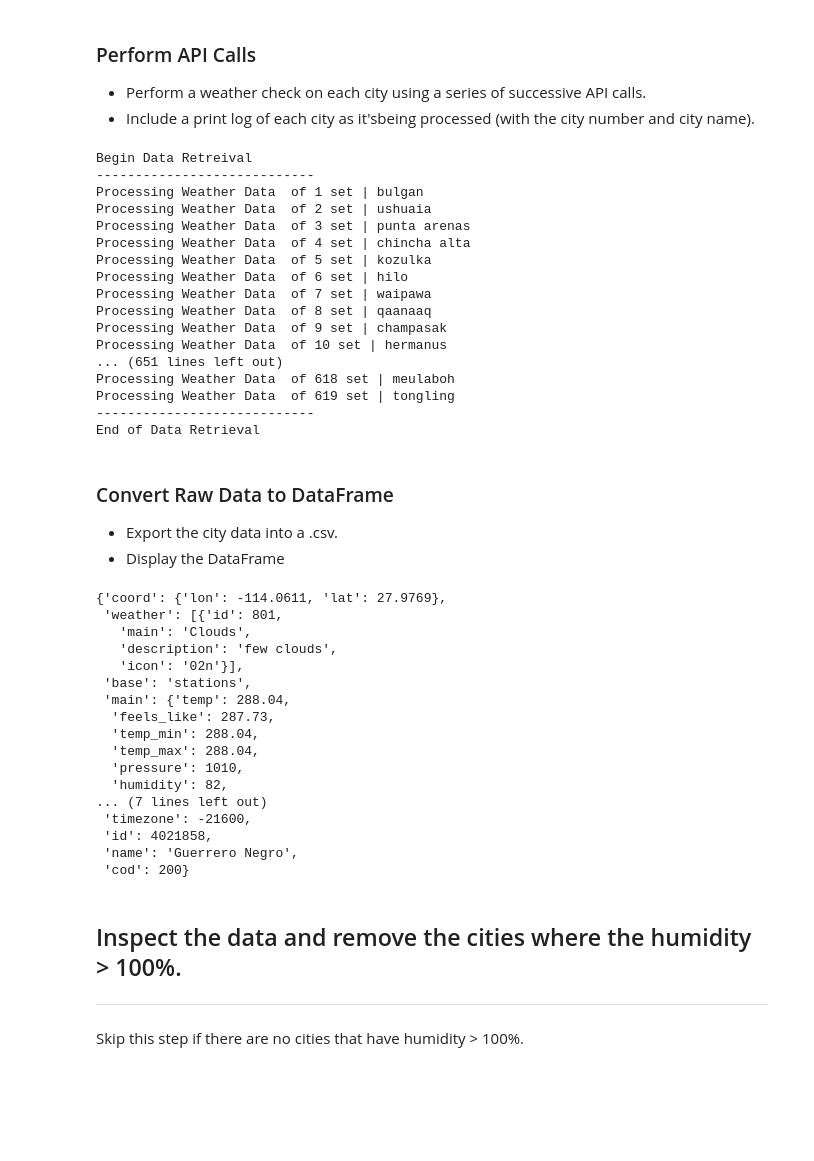
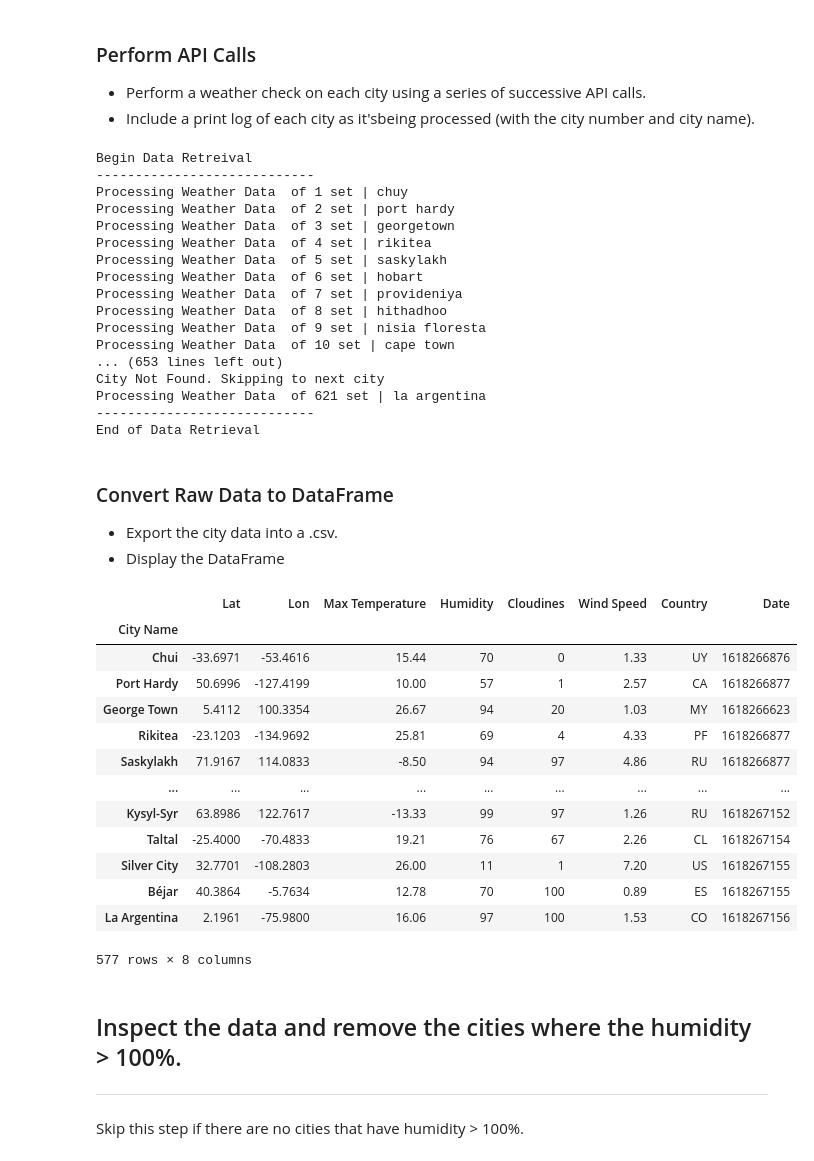
Before and after one commit to Jbullis29/python-api-challenge, a Jupyter notebook: WeatherPy/WeatherPy.ipynb, the cells around one changed output. Cells and saved outputs as stored; diff of their text form; code cells hidden in the pictures; blank space fills up the shorter version.

```diff
--- a/WeatherPy/WeatherPy.ipynb
+++ b/WeatherPy/WeatherPy.ipynb
@@ -65,11 +65,12 @@ cntry = []
 date =[]
 
 url = "http://api.openweathermap.org/data/2.5/weather?"
+units = 'metric'
 print('Begin Data Retreival')
 print('----------------------------')
 for index , city in enumerate(cities, start=1):
     try:
-        query_url = url + "appid=" + weather_api_key + "&q=" + city
+        query_url = url + "appid=" + weather_api_key + '&units='+ units + "&q=" + city
         response = requests.get(query_url)
         print(f"Processing Weather Data  of {index} set | {city}")
         city_name.append(response.json()['name'])
@@ -77,7 +78,7 @@ for index , city in enumerate(cities, start=1):
         long.append(response.json()['coord']['lon'])
         max_temp.append(response.json()['main']['temp_max'])
         humidity.append(response.json()['main']['humidity'])
-        clouds.append(response.json()['clouds'])
+        clouds.append(response.json()['clouds']['all'])
         wind.append(response.json()['wind']['speed'])
         cntry.append(response.json()['sys']['country'])
         date.append(response.json()['dt'])
@@ -89,45 +90,52 @@ print('End of Data Retrieval')
 # %% [output]
 Begin Data Retreival
 ----------------------------
-Processing Weather Data  of 1 set | bulgan
-Processing Weather Data  of 2 set | ushuaia
-Processing Weather Data  of 3 set | punta arenas
-Processing Weather Data  of 4 set | chincha alta
-Processing Weather Data  of 5 set | kozulka
-Processing Weather Data  of 6 set | hilo
-Processing Weather Data  of 7 set | waipawa
-Processing Weather Data  of 8 set | qaanaaq
-Processing Weather Data  of 9 set | champasak
-Processing Weather Data  of 10 set | hermanus
-... (651 lines left out)
-Processing Weather Data  of 618 set | meulaboh
-Processing Weather Data  of 619 set | tongling
+Processing Weather Data  of 1 set | chuy
+Processing Weather Data  of 2 set | port hardy
+Processing Weather Data  of 3 set | georgetown
+Processing Weather Data  of 4 set | rikitea
+Processing Weather Data  of 5 set | saskylakh
+Processing Weather Data  of 6 set | hobart
+Processing Weather Data  of 7 set | provideniya
+Processing Weather Data  of 8 set | hithadhoo
+Processing Weather Data  of 9 set | nisia floresta
+Processing Weather Data  of 10 set | cape town
+... (653 lines left out)
+City Not Found. Skipping to next city
+Processing Weather Data  of 621 set | la argentina
 ----------------------------
 End of Data Retrieval
 # %% [markdown]
 ### Convert Raw Data to DataFrame
 * Export the city data into a .csv.
 * Display the DataFrame
-# %%
-response.json()
-# %% [output]
-{'coord': {'lon': -114.0611, 'lat': 27.9769},
- 'weather': [{'id': 801,
-   'main': 'Clouds',
-   'description': 'few clouds',
-   'icon': '02n'}],
- 'base': 'stations',
- 'main': {'temp': 288.04,
-  'feels_like': 287.73,
-  'temp_min': 288.04,
-  'temp_max': 288.04,
-  'pressure': 1010,
-  'humidity': 82,
-... (7 lines left out)
- 'timezone': -21600,
- 'id': 4021858,
- 'name': 'Guerrero Negro',
- 'cod': 200}
+# %%
+df = pd.DataFrame({'City Name': city_name,
+     'Lat':lat,
+     'Lon': long,
+     'Max Temperature': max_temp,
+     'Humidity': humidity,
+     'Cloudines':clouds,
+     'Wind Speed':wind,
+     'Country':cntry,
+     'Date':date})
+df.set_index('City Name', inplace = True)
+display(df)
+# %% [output]
+|  | Lat | Lon | Max Temperature | Humidity | Cloudines | Wind Speed | Country | Date |
+| City Name |  |  |  |  |  |  |  |  |
+| Chui | -33.6971 | -53.4616 | 15.44 | 70 | 0 | 1.33 | UY | 1618266876 |
+| Port Hardy | 50.6996 | -127.4199 | 10.00 | 57 | 1 | 2.57 | CA | 1618266877 |
+| George Town | 5.4112 | 100.3354 | 26.67 | 94 | 20 | 1.03 | MY | 1618266623 |
+| Rikitea | -23.1203 | -134.9692 | 25.81 | 69 | 4 | 4.33 | PF | 1618266877 |
+| Saskylakh | 71.9167 | 114.0833 | -8.50 | 94 | 97 | 4.86 | RU | 1618266877 |
+| ... | ... | ... | ... | ... | ... | ... | ... | ... |
+| Kysyl-Syr | 63.8986 | 122.7617 | -13.33 | 99 | 97 | 1.26 | RU | 1618267152 |
+| Taltal | -25.4000 | -70.4833 | 19.21 | 76 | 67 | 2.26 | CL | 1618267154 |
+| Silver City | 32.7701 | -108.2803 | 26.00 | 11 | 1 | 7.20 | US | 1618267155 |
+| Béjar | 40.3864 | -5.7634 | 12.78 | 70 | 100 | 0.89 | ES | 1618267155 |
+| La Argentina | 2.1961 | -75.9800 | 16.06 | 97 | 100 | 1.53 | CO | 1618267156 |
+577 rows × 8 columns
 # %% [markdown]
 ## Inspect the data and remove the cities where the humidity > 100%.
 ----
```
Also changed, not shown: parts of 1 cell of this notebook, 1 other file.
